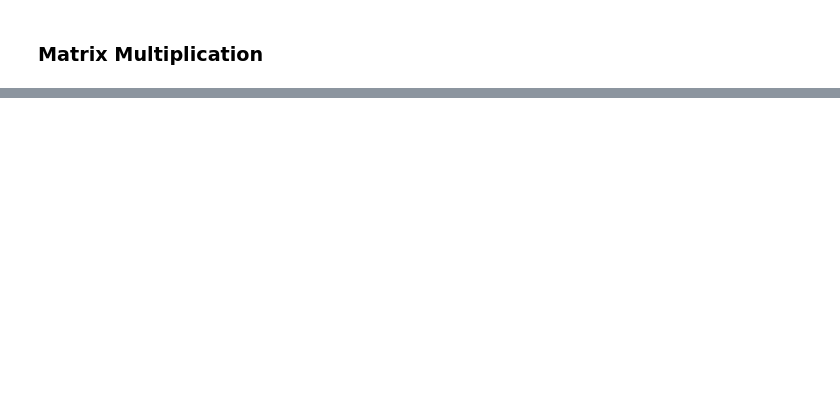
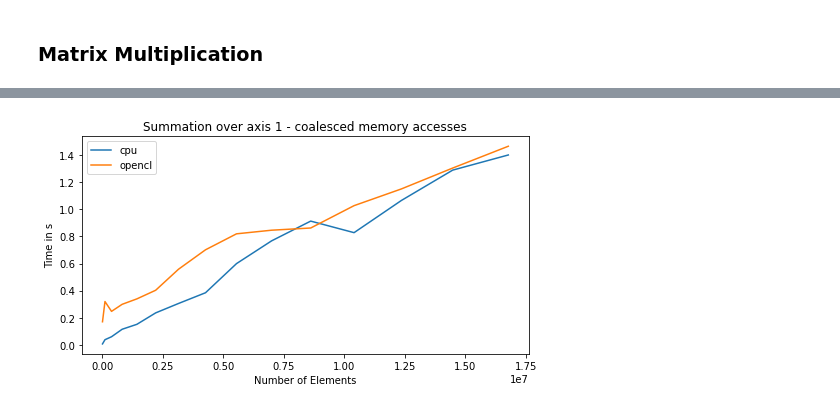
Before and after one commit to ndoll1998/lightgrad, a Jupyter notebook: notebooks/Speed.ipynb, the cells around one changed output, grey strips where cells are left out. Saved outputs shown, nothing was run; the diff lists cells and outputs as text; code cells hidden in the pictures; blank space fills up the shorter version.

```diff
--- a/notebooks/Speed.ipynb
+++ b/notebooks/Speed.ipynb
@@ -130,0 +159,15 @@ plot_time_series("Matrix Multiplication", sizes**2, cpu=cpu_times, opencl=opencl
+# %%
+cpu_times, opencl_times = [], []
+# pre-compile
+a_opencl.sum()
+# timing loop
+for s in tqdm(sizes):
+    # get sub-tensors
+    a_cpu_sub, a_opencl_sub = a_cpu[:s, :s], a_opencl[:s, :s]
+    # timeit
+    cpu_times.append(timeit("a_cpu_sub.sum(axis=1)", globals=globals(), number=100))
+    opencl_times.append(timeit("a_opencl_sub.sum(axis=1)", globals=globals(), number=100))
+# plot
+plot_time_series("Summation over axis 1 - coalescent memory accesses", sizes**2, cpu=cpu_times, opencl=opencl_times)
+# %% [output]
+[figure, added]
```
Also changed, not shown: parts of 11 cells of this notebook.
